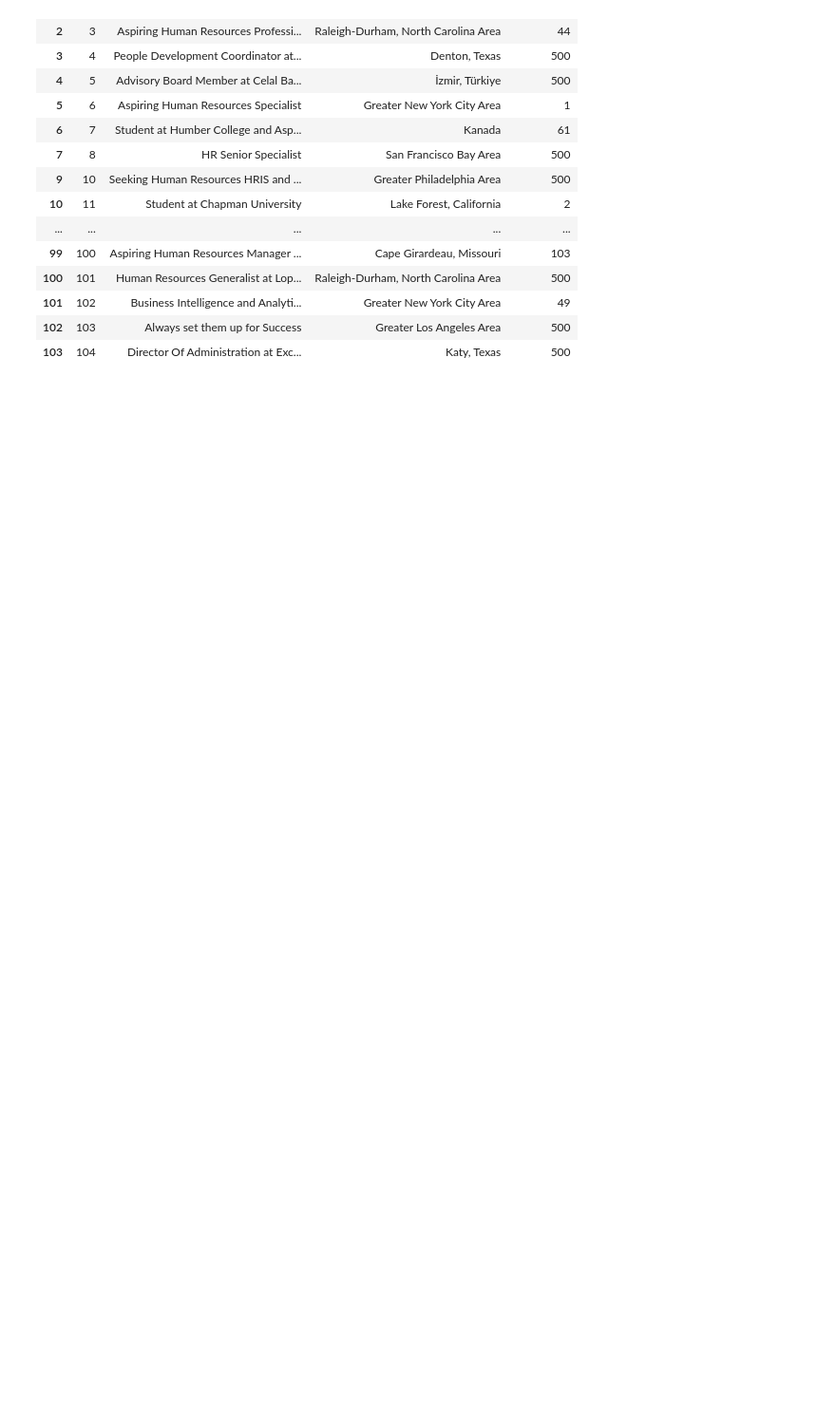
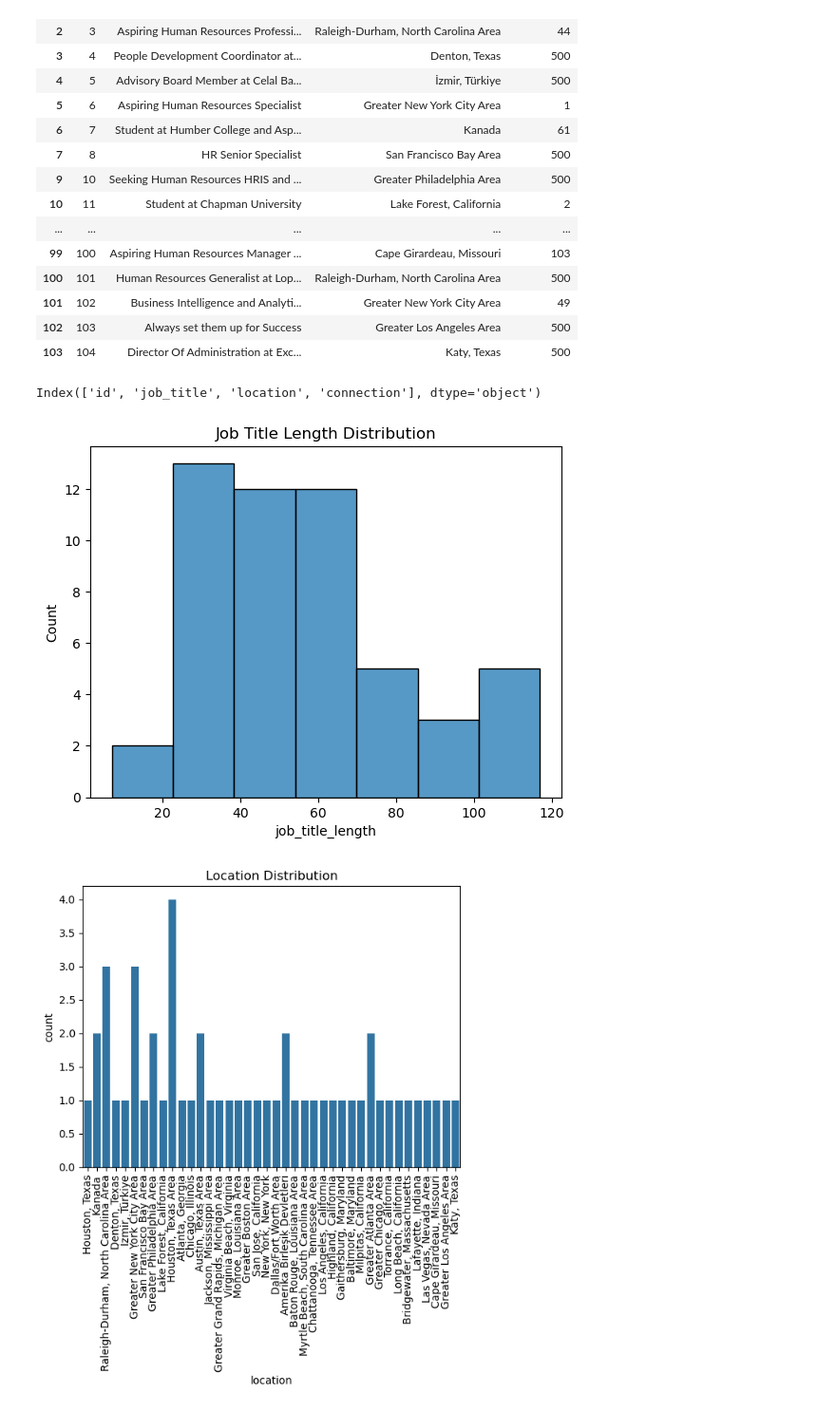
Before and after one commit to safwt-data/QwnYr0x6YtL8f4mY, a Jupyter notebook: notebooks/notebook_1.ipynb, the cells around one changed output. Shown at 95% size. Saved outputs shown, nothing was run; the diff lists cells and outputs as text; code cells hidden in the pictures; blank space fills up the shorter version.

```diff
--- a/notebooks/notebook_1.ipynb
+++ b/notebooks/notebook_1.ipynb
@@ -66,3 +68,34 @@ df.head(60)
 | 101 | 102 | Business Intelligence and Analyti... | Greater New York City Area | 49 |
 | 102 | 103 | Always set them up for Success | Greater Los Angeles Area | 500 |
 | 103 | 104 | Director Of Administration at Exc... | Katy, Texas | 500 |
+# %%
+df.columns
+# %% [output]
+Index(['id', 'job_title', 'location', 'connection'], dtype='object')
+# %%
+# Count the lengh of the title
+df["job_title_length"] = df["job_title"].str.len()
+sns.histplot(df["job_title_length"])
+plt.title("Job Title Length Distribution")
+plt.show()
+
+# Used for location and connection count
+sns.countplot(
+    data = df,
+    x = "location"
+)
+plt.xticks(rotation=90)
+plt.title("Location Distribution")
+plt.show()
+
+
+sns.countplot(
+    data= df,
+    x = "connection"
+)
+plt.title("Connection Distribution")
+plt.xticks(rotation=90)
+plt.show()
+# %% [output]
+[figure, added]
+[figure, added]
```
Also changed, not shown: parts of 3 cells of this notebook.
